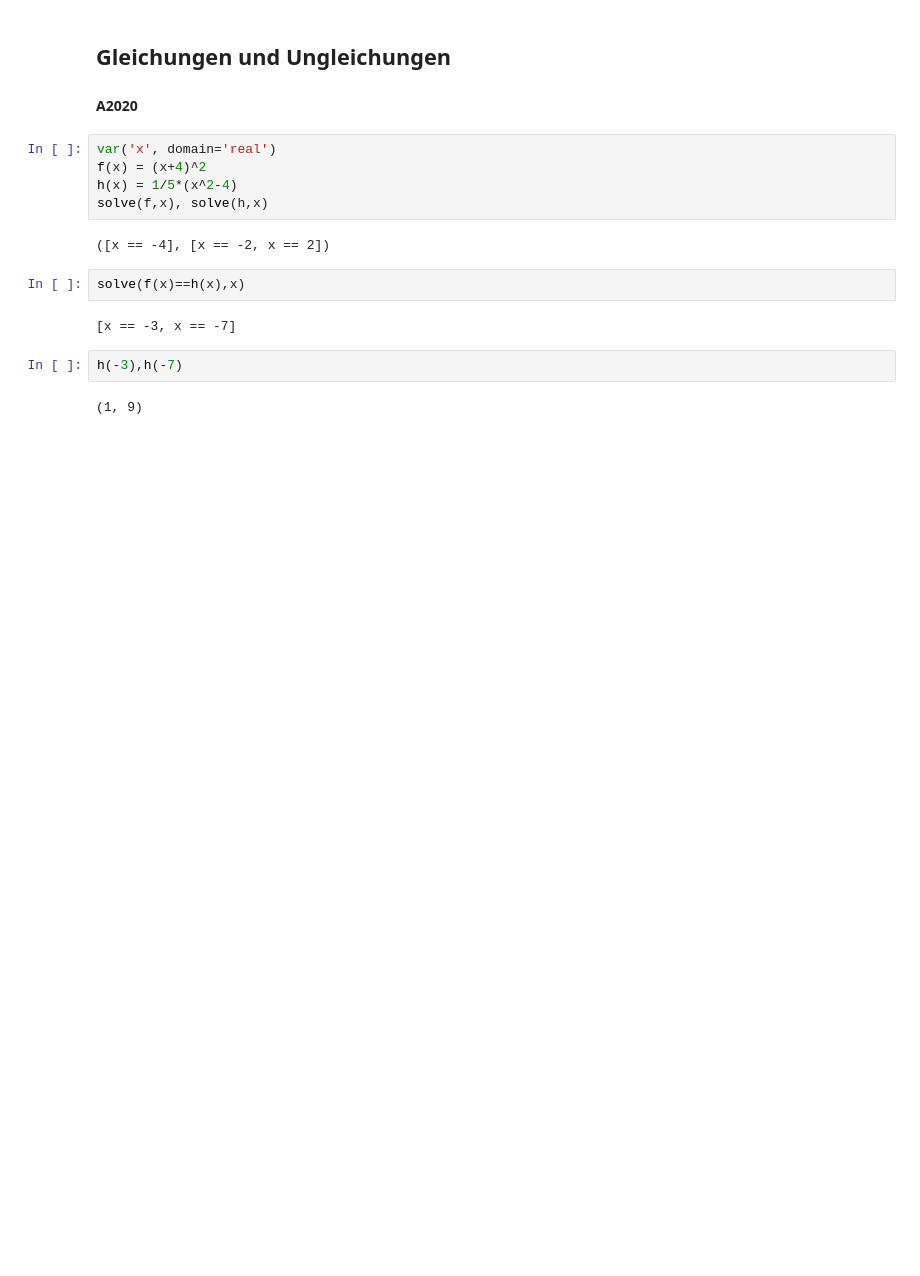
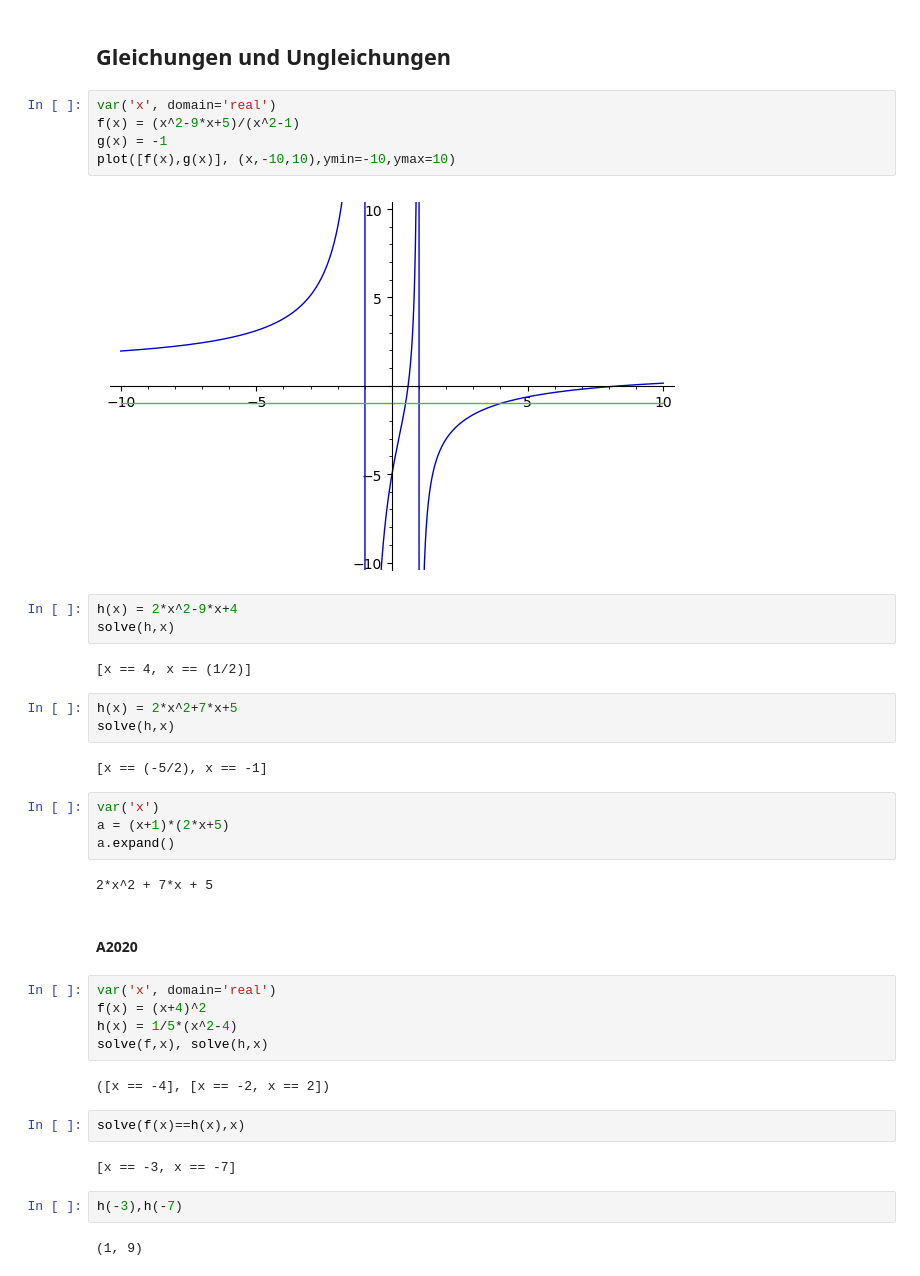
Before and after one commit to ktheu/MathePlus, a Jupyter notebook: gleichungen/gleichungen.ipynb, the cells around one changed output. Saved outputs shown, nothing was run; the diff lists cells and outputs as text; blank space fills up the shorter version.

```diff
--- a/gleichungen/gleichungen.ipynb
+++ b/gleichungen/gleichungen.ipynb
@@ -1,7 +1,30 @@
 # %% [markdown]
 ## Gleichungen und Ungleichungen
-
-#### A2020
+# %%
+var('x', domain='real')
+f(x) = (x^2-9*x+5)/(x^2-1)
+g(x) = -1
+plot([f(x),g(x)], (x,-10,10),ymin=-10,ymax=10)
+# %% [output]
+[figure, added]
+# %%
+h(x) = 2*x^2-9*x+4
+solve(h,x)
+# %% [output]
+[x == 4, x == (1/2)]
+# %%
+h(x) = 2*x^2+7*x+5
+solve(h,x)
+# %% [output]
+[x == (-5/2), x == -1]
+# %%
+var('x')
+a = (x+1)*(2*x+5)
+a.expand()
+# %% [output]
+2*x^2 + 7*x + 5
+# %% [markdown]
+#### A2020
 # %%
 var('x', domain='real')
 f(x) = (x+4)^2
```
Also changed, not shown: 3 other files.
